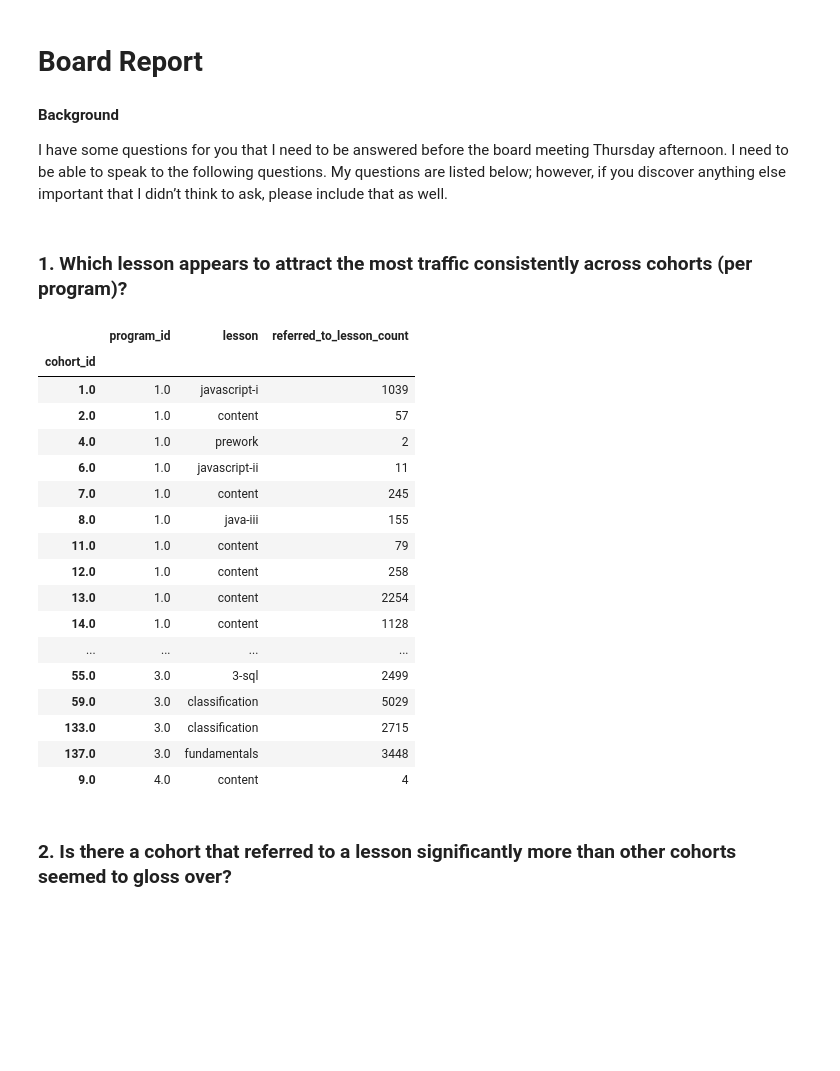
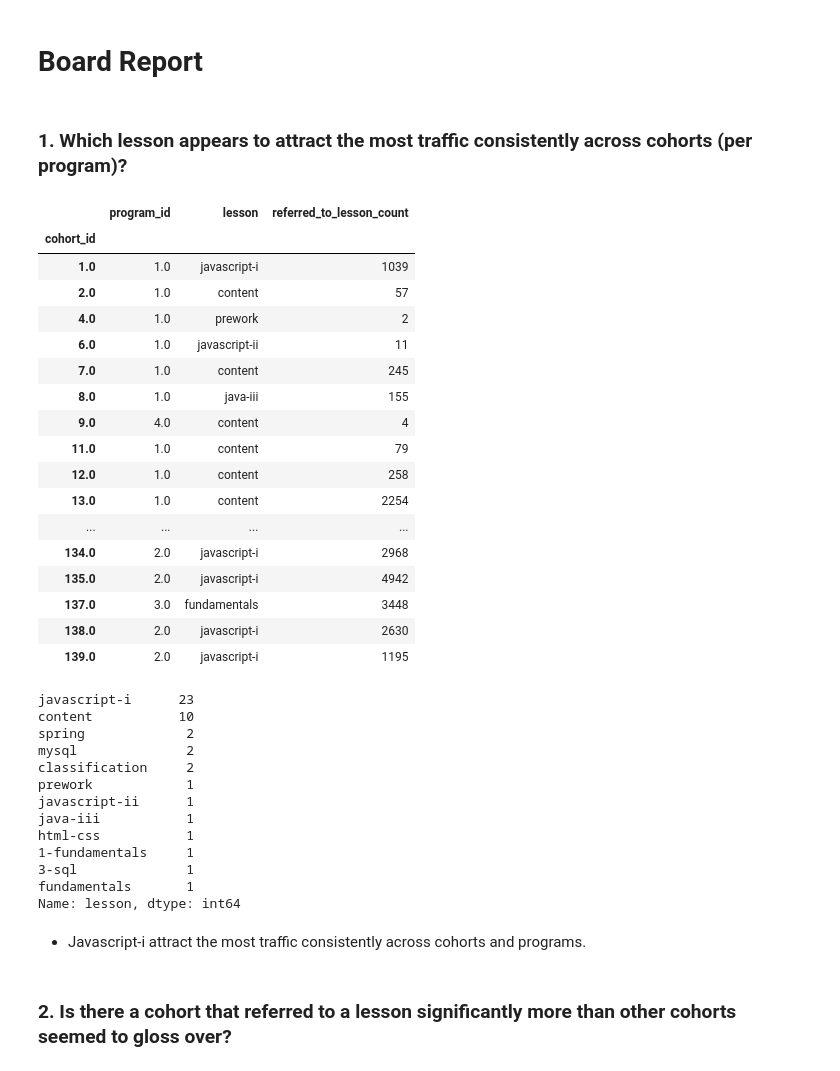
Before and after one commit to Anomaly-Detection-Group/anomaly_detection_project, a Jupyter notebook: final_report.ipynb, the cells around one changed output. Drawn from its saved outputs; the diff is of its cells as text; code cells hidden in the pictures; blank space fills up the shorter version.

Commit message:
add question 3 work

```diff
--- a/final_report.ipynb
+++ b/final_report.ipynb
@@ -1,8 +1,4 @@
 # %% [markdown]
 # Board Report
-# %% [markdown]
-**Background**
-
-I have some questions for you that I need to be answered before the board meeting Thursday afternoon. I need to be able to speak to the following questions. My questions are listed below; however, if you discover anything else important that I didn’t think to ask, please include that as well.
 # %%
 import matplotlib.pyplot as plt
@@ -14,26 +11,45 @@ import explore_victoire_
 ### 1. Which lesson appears to attract the most traffic consistently across cohorts (per program)?
 # %%
 # Load solution from victoire folder
-explore_victoire_.get_explore_question_1().set_index("cohort_id")
+result = explore_victoire_.get_explore_question_1().set_index("cohort_id")
+result.sort_index()
 # %% [output]
 |  | program_id | lesson | referred_to_lesson_count |
 | cohort_id |  |  |  |
 | 1.0 | 1.0 | javascript-i | 1039 |
 | 2.0 | 1.0 | content | 57 |
 | 4.0 | 1.0 | prework | 2 |
 | 6.0 | 1.0 | javascript-ii | 11 |
 | 7.0 | 1.0 | content | 245 |
 | 8.0 | 1.0 | java-iii | 155 |
+| 9.0 | 4.0 | content | 4 |
 | 11.0 | 1.0 | content | 79 |
 | 12.0 | 1.0 | content | 258 |
 | 13.0 | 1.0 | content | 2254 |
-| 14.0 | 1.0 | content | 1128 |
 | ... | ... | ... | ... |
-| 55.0 | 3.0 | 3-sql | 2499 |
-| 59.0 | 3.0 | classification | 5029 |
-| 133.0 | 3.0 | classification | 2715 |
+| 134.0 | 2.0 | javascript-i | 2968 |
+| 135.0 | 2.0 | javascript-i | 4942 |
 | 137.0 | 3.0 | fundamentals | 3448 |
-| 9.0 | 4.0 | content | 4 |
+| 138.0 | 2.0 | javascript-i | 2630 |
+| 139.0 | 2.0 | javascript-i | 1195 |
+# %%
+result.lesson.value_counts()
+# %% [output]
+javascript-i      23
+content           10
+spring             2
+mysql              2
+classification     2
+prework            1
+javascript-ii      1
+java-iii           1
+html-css           1
+1-fundamentals     1
+3-sql              1
+fundamentals       1
+Name: lesson, dtype: int64
+# %% [markdown]
+- Javascript-i attract the most traffic consistently across cohorts and programs.
 # %% [markdown]
 ### 2. Is there a cohort that referred to a lesson significantly more than other cohorts seemed to gloss over?
 # %%
```
Also changed, not shown: parts of 10 cells of this notebook, 3 other files.
